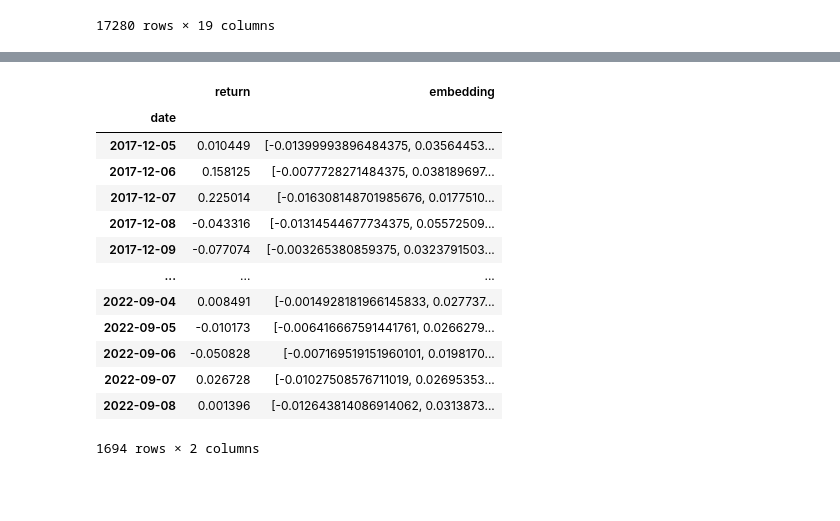
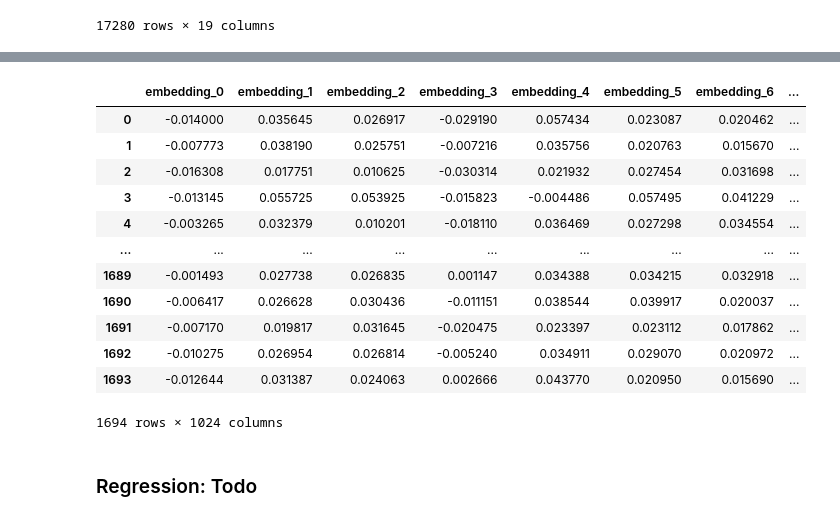
Before and after one commit to yeyechen/NLP-news-sentiment-on-cryptos, a Jupyter notebook: notebooks/embeddings.ipynb, the cells around one changed output, grey strips where cells are left out. Cells and saved outputs as stored; diff of their text form; code cells hidden in the pictures; blank space fills up the shorter version.

Commit message:
Upload embedding parquet file; expand embedding columns

```diff
--- a/notebooks/embeddings.ipynb
+++ b/notebooks/embeddings.ipynb
@@ -189,16 +189,8 @@ from clickhouse_driver import Client
 import gc
 import json
 
-# load credentials
-with open('credentials.json', 'r') as file:
-    credentials = json.load(file)
-
-db_server_name = credentials['clickhouse']['server_name']
-db_username = credentials['clickhouse']['username']
-db_password = credentials['clickhouse']['password']
-
 # load calculated embedding values from a saved file
-mistral_embed_df = pd.read_parquet('embeddings/mistral_embeddings_fast.parquet')
+mistral_embed_df = pd.read_parquet('embeddings/mistral_embeddings.parquet')
 
 # query news data
 client = Client(host=db_server_name, user=db_username, password=db_password)
@@ -342,17 +351,19 @@ daily_embed_df = (
-# %%
-daily_embed_df
-# %% [output]
-|  | return | embedding |
-| date |  |  |
-| 2017-12-05 | 0.010449 | [-0.01399993896484375, 0.03564453... |
-| 2017-12-06 | 0.158125 | [-0.0077728271484375, 0.038189697... |
-| 2017-12-07 | 0.225014 | [-0.016308148701985676, 0.0177510... |
-| 2017-12-08 | -0.043316 | [-0.01314544677734375, 0.05572509... |
-| 2017-12-09 | -0.077074 | [-0.003265380859375, 0.0323791503... |
-| ... | ... | ... |
-| 2022-09-04 | 0.008491 | [-0.0014928181966145833, 0.027737... |
-| 2022-09-05 | -0.010173 | [-0.006416667591441761, 0.0266279... |
-| 2022-09-06 | -0.050828 | [-0.007169519151960101, 0.0198170... |
-| 2022-09-07 | 0.026728 | [-0.01027508576711019, 0.02695353... |
-| 2022-09-08 | 0.001396 | [-0.012643814086914062, 0.0313873... |
-1694 rows × 2 columns
+# %%
+expanded_df = pd.DataFrame(daily_embed_df['embedding'].tolist(), columns=[f'embedding_{i}' for i in range(len(daily_embed_df['embedding'][0]))])
+expanded_df
+# %% [output]
+|  | embedding_0 | embedding_1 | embedding_2 | embedding_3 | embedding_4 | embedding_5 | embedding_6 | ... |
+| 0 | -0.014000 | 0.035645 | 0.026917 | -0.029190 | 0.057434 | 0.023087 | 0.020462 | ... |
+| 1 | -0.007773 | 0.038190 | 0.025751 | -0.007216 | 0.035756 | 0.020763 | 0.015670 | ... |
+| 2 | -0.016308 | 0.017751 | 0.010625 | -0.030314 | 0.021932 | 0.027454 | 0.031698 | ... |
+| 3 | -0.013145 | 0.055725 | 0.053925 | -0.015823 | -0.004486 | 0.057495 | 0.041229 | ... |
+| 4 | -0.003265 | 0.032379 | 0.010201 | -0.018110 | 0.036469 | 0.027298 | 0.034554 | ... |
+| ... | ... | ... | ... | ... | ... | ... | ... | ... |
+| 1689 | -0.001493 | 0.027738 | 0.026835 | 0.001147 | 0.034388 | 0.034215 | 0.032918 | ... |
+| 1690 | -0.006417 | 0.026628 | 0.030436 | -0.011151 | 0.038544 | 0.039917 | 0.020037 | ... |
+| 1691 | -0.007170 | 0.019817 | 0.031645 | -0.020475 | 0.023397 | 0.023112 | 0.017862 | ... |
+| 1692 | -0.010275 | 0.026954 | 0.026814 | -0.005240 | 0.034911 | 0.029070 | 0.020972 | ... |
+| 1693 | -0.012644 | 0.031387 | 0.024063 | 0.002666 | 0.043770 | 0.020950 | 0.015690 | ... |
+1694 rows × 1024 columns
+# %% [markdown]
+### Regression: Todo
```
Also changed, not shown: parts of 3 cells of this notebook, 1 other file.
